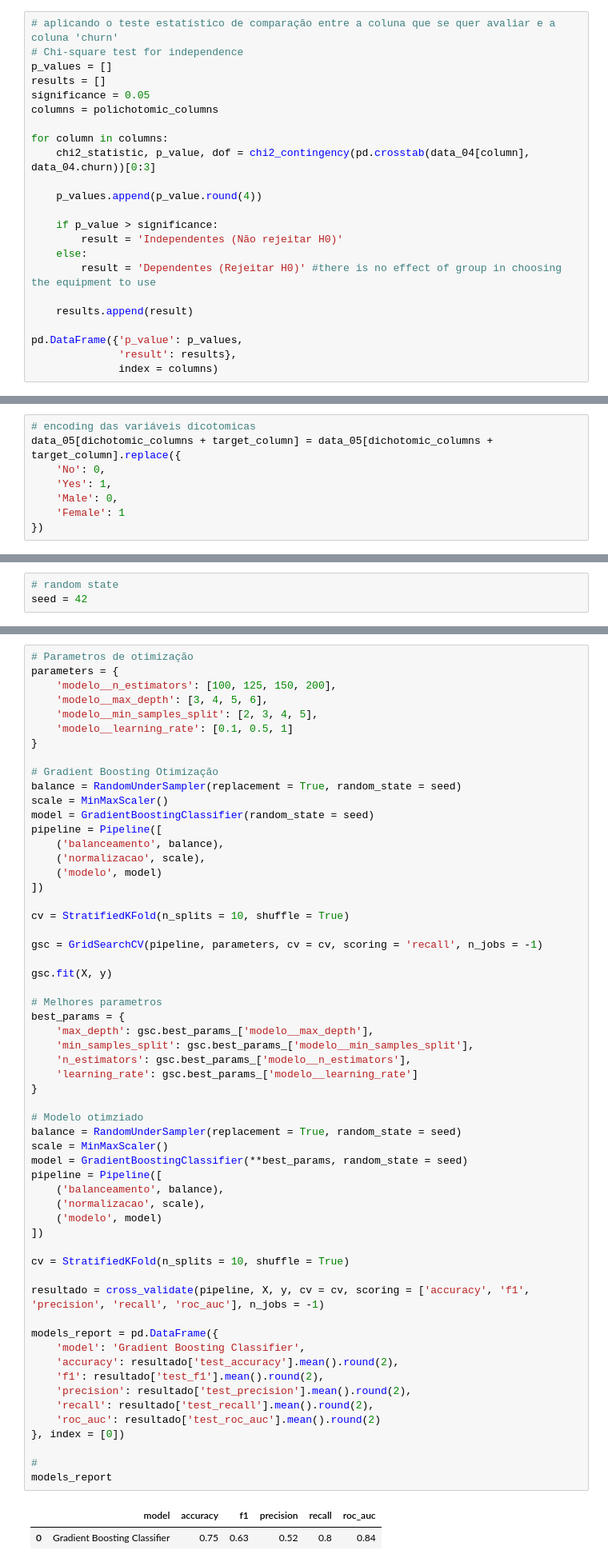
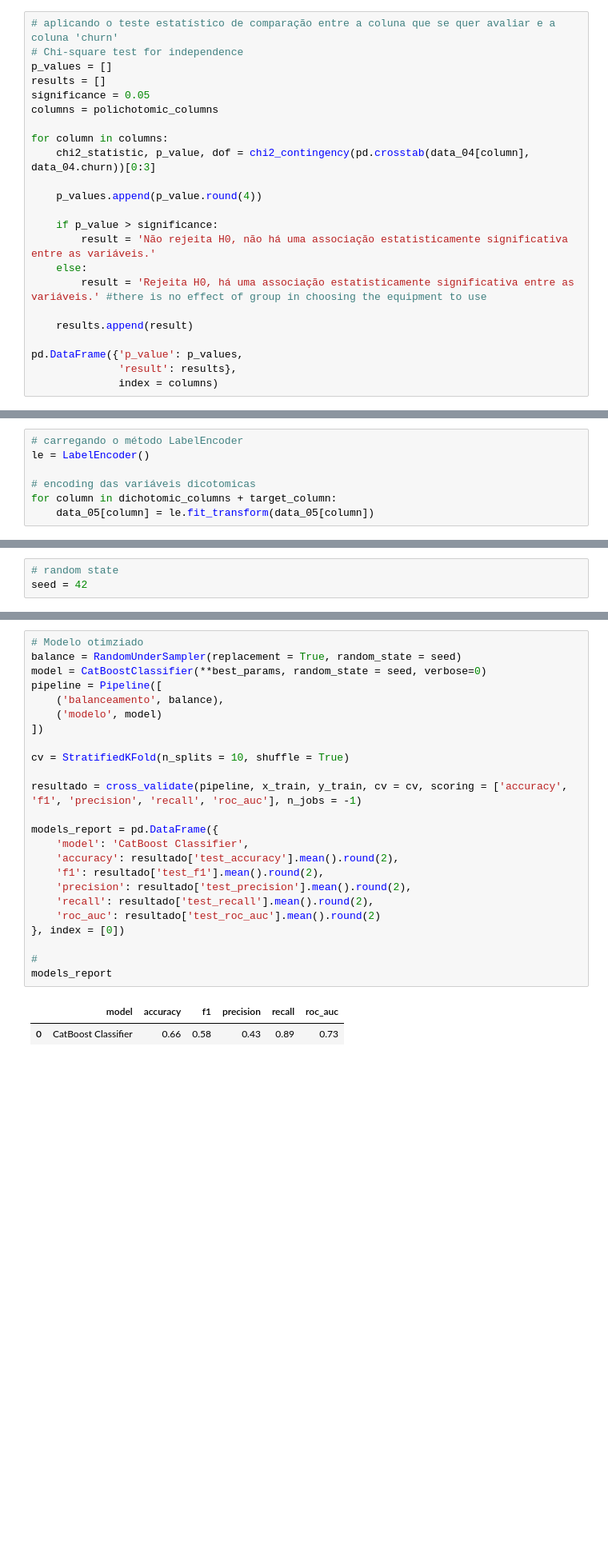
Before and after one commit to guicastrorl/alura_challenge_ds, a Jupyter notebook: notebooks/notebook_crisp_ds.ipynb, the cells around one changed output, grey strips where cells are left out. Shown at 80% size. Drawn from its saved outputs; the diff is of its cells as text; blank space fills up the shorter version.

```diff
--- a/notebooks/notebook_crisp_ds.ipynb
+++ b/notebooks/notebook_crisp_ds.ipynb
@@ -860,9 +896,9 @@ for column in columns:
     p_values.append(p_value.round(4))
 
     if p_value > significance:
-        result = 'Independentes (Não rejeitar H0)'
+        result = 'Não rejeita H0, não há uma associação estatisticamente significativa entre as variáveis.'
     else:
-        result = 'Dependentes (Rejeitar H0)' #there is no effect of group in choosing the equipment to use
+        result = 'Rejeita H0, há uma associação estatisticamente significativa entre as variáveis.' #there is no effect of group in choosing the equipment to use
 
     results.append(result)
 
@@ -1082,14 +1126,13 @@ data_05['engajamento'] = scaler.fit_transform(np.array(data_05['permanencia']).r
 ### 5.3.1. Encoding
 # %% [markdown]
 Todas as variáveis dicotomicas, irei fazer label encoding.
-# %%
-# encoding das variáveis dicotomicas
-data_05[dichotomic_columns + target_column] = data_05[dichotomic_columns + target_column].replace({
-    'No': 0,
-    'Yes': 1,
-    'Male': 0,
-    'Female': 1
-})
+# %%
+# carregando o método LabelEncoder
+le = LabelEncoder()
+
+# encoding das variáveis dicotomicas
+for column in dichotomic_columns + target_column:
+    data_05[column] = le.fit_transform(data_05[column])
 # %% [markdown]
 Todas as variáveis polocotomicas, irei fazer o one hot encoding.
 # %%
@@ -1301,61 +1445,27 @@ Embora  o modelo Gradient Boosting Classifier tenha o melhor desempenho de todos
 # %%
-# Parametros de otimização
-parameters = {
-    'modelo__n_estimators': [100, 125, 150, 200],
-    'modelo__max_depth': [3, 4, 5, 6],
-    'modelo__min_samples_split': [2, 3, 4, 5],
-    'modelo__learning_rate': [0.1, 0.5, 1]
-}
-
-# Gradient Boosting Otimização
+# Modelo otimziado
 balance = RandomUnderSampler(replacement = True, random_state = seed)
-scale = MinMaxScaler()
-model = GradientBoostingClassifier(random_state = seed)
+model = CatBoostClassifier(**best_params, random_state = seed, verbose=0)
 pipeline = Pipeline([
     ('balanceamento', balance),
-    ('normalizacao', scale),
     ('modelo', model)
 ])
 
 cv = StratifiedKFold(n_splits = 10, shuffle = True)
 
-gsc = GridSearchCV(pipeline, parameters, cv = cv, scoring = 'recall', n_jobs = -1)
-
-gsc.fit(X, y)
-
-# Melhores parametros
-best_params = {
-    'max_depth': gsc.best_params_['modelo__max_depth'],
-    'min_samples_split': gsc.best_params_['modelo__min_samples_split'],
-    'n_estimators': gsc.best_params_['modelo__n_estimators'],
-    'learning_rate': gsc.best_params_['modelo__learning_rate']
-}
-
-# Modelo otimziado
-balance = RandomUnderSampler(replacement = True, random_state = seed)
-scale = MinMaxScaler()
-model = GradientBoostingClassifier(**best_params, random_state = seed)
-pipeline = Pipeline([
-    ('balanceamento', balance),
-    ('normalizacao', scale),
-    ('modelo', model)
-])
-
-cv = StratifiedKFold(n_splits = 10, shuffle = True)
-
-resultado = cross_validate(pipeline, X, y, cv = cv, scoring = ['accuracy', 'f1', 'precision', 'recall', 'roc_auc'], n_jobs = -1)
+resultado = cross_validate(pipeline, x_train, y_train, cv = cv, scoring = ['accuracy', 'f1', 'precision', 'recall', 'roc_auc'], n_jobs = -1)
 
 models_report = pd.DataFrame({
-    'model': 'Gradient Boosting Classifier',
+    'model': 'CatBoost Classifier',
     'accuracy': resultado['test_accuracy'].mean().round(2),
     'f1': resultado['test_f1'].mean().round(2),
     'precision': resultado['test_precision'].mean().round(2),
     'recall': resultado['test_recall'].mean().round(2),
     'roc_auc': resultado['test_roc_auc'].mean().round(2)
 }, index = [0])
 
 #
 models_report
 # %% [output]
 |  | model | accuracy | f1 | precision | recall | roc_auc |
-| 0 | Gradient Boosting Classifier | 0.75 | 0.63 | 0.52 | 0.8 | 0.84 |
+| 0 | CatBoost Classifier | 0.66 | 0.58 | 0.43 | 0.89 | 0.73 |
```
Also changed, not shown: parts of 35 cells of this notebook, 13 other files.
